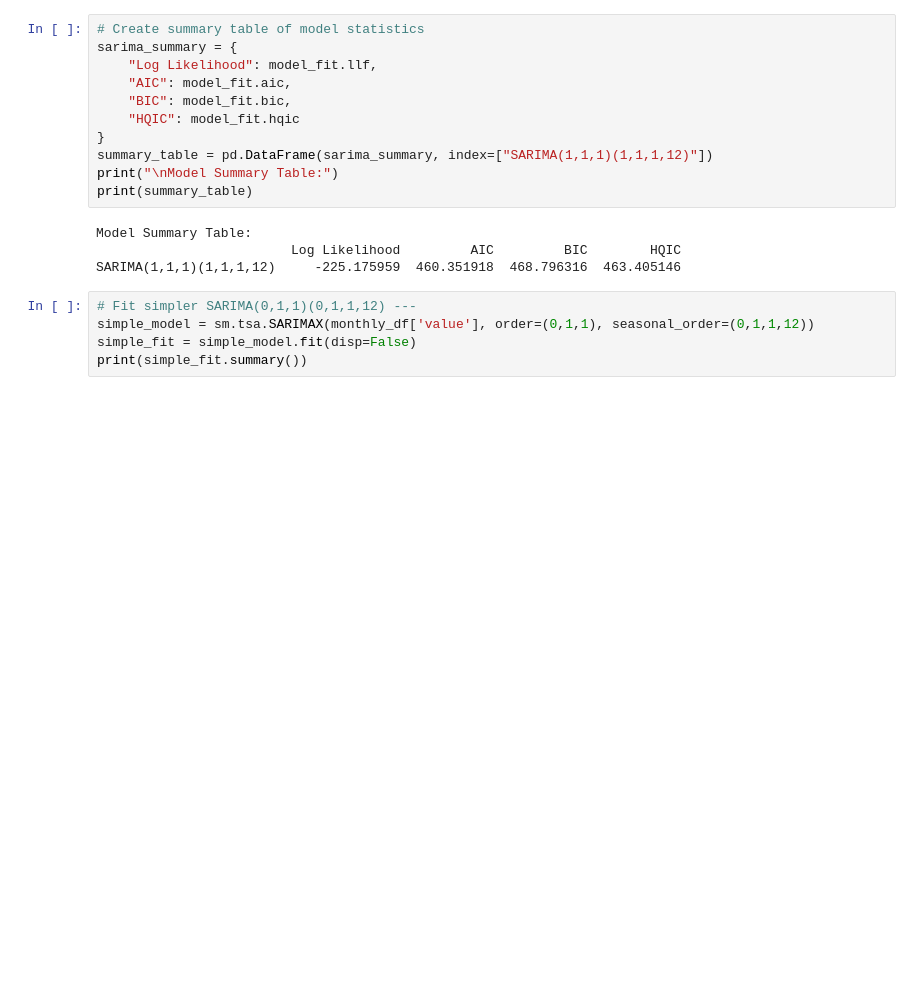
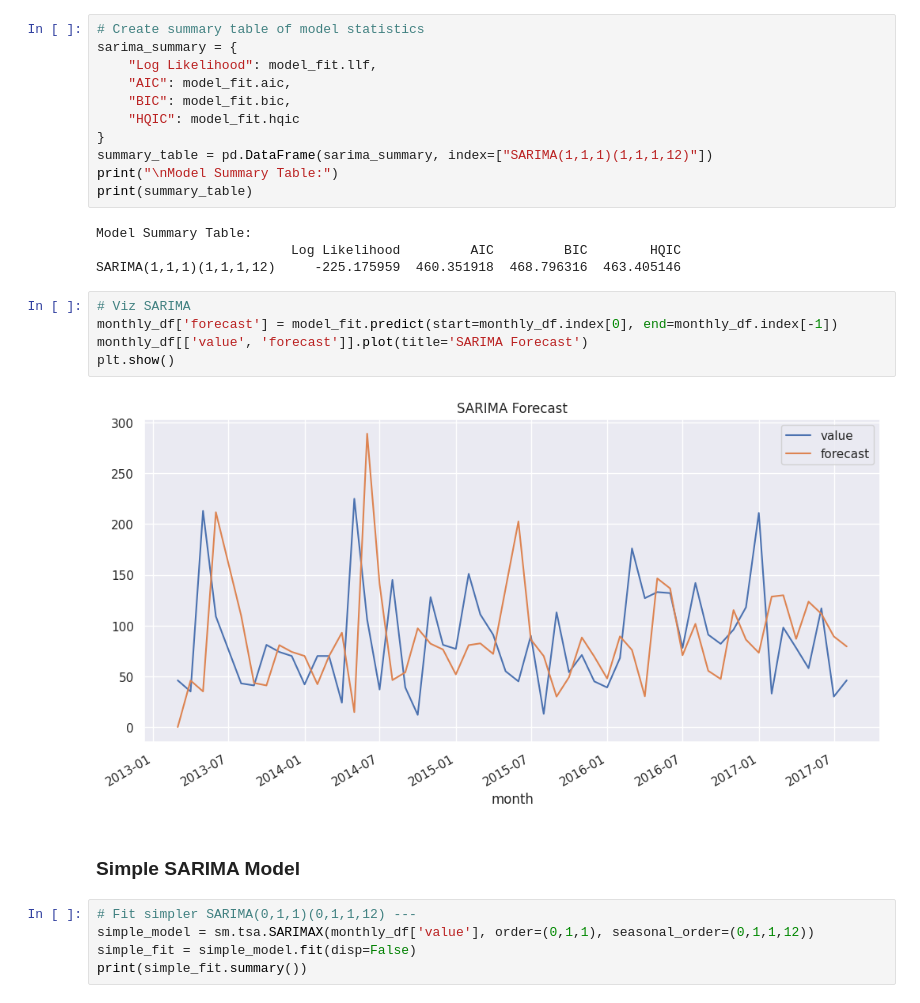
Before and after one commit to torifinch/Forecasting_app, a Jupyter notebook: Grocery_Naive_SARIMA_Models.ipynb, the cells around one changed output. Saved outputs shown, nothing was run; the diff lists cells and outputs as text; blank space fills up the shorter version.

```diff
--- a/Grocery_Naive_SARIMA_Models.ipynb
+++ b/Grocery_Naive_SARIMA_Models.ipynb
@@ -116,6 +116,15 @@ print(summary_table)
 Model Summary Table:
                          Log Likelihood         AIC         BIC        HQIC
 SARIMA(1,1,1)(1,1,1,12)     -225.175959  460.351918  468.796316  463.405146
+# %%
+# Viz SARIMA
+monthly_df['forecast'] = model_fit.predict(start=monthly_df.index[0], end=monthly_df.index[-1])
+monthly_df[['value', 'forecast']].plot(title='SARIMA Forecast')
+plt.show()
+# %% [output]
+[figure, added]
+# %% [markdown]
+### Simple SARIMA Model
 # %%
 # Fit simpler SARIMA(0,1,1)(0,1,1,12) ---
 simple_model = sm.tsa.SARIMAX(monthly_df['value'], order=(0,1,1), seasonal_order=(0,1,1,12))
```
Also changed, not shown: parts of 2 cells of this notebook.
